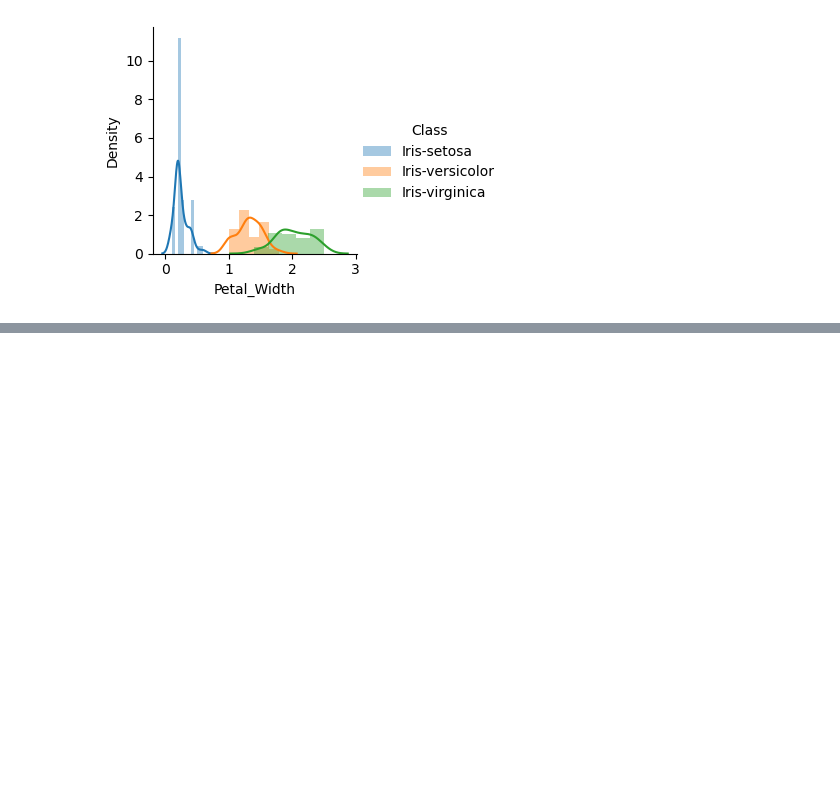
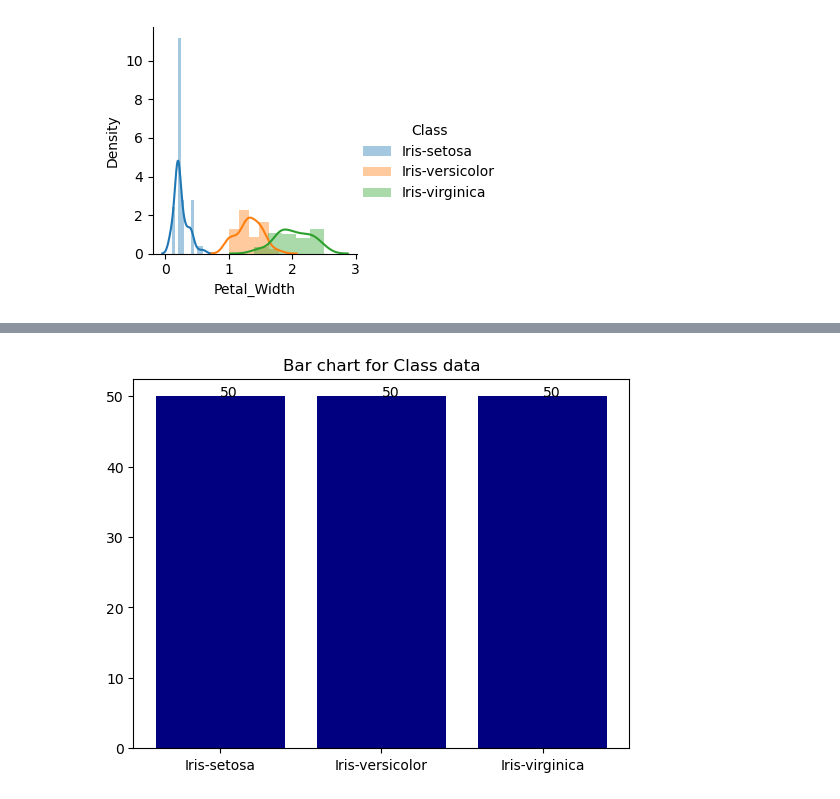
Before and after one commit to keithmmc/data_fundamentals, a Jupyter notebook: project.ipynb, the cells around one changed output, grey strips where cells are left out. Saved outputs shown, nothing was run; the diff lists cells and outputs as text; code cells hidden in the pictures; blank space fills up the shorter version.

```diff
--- a/project.ipynb
+++ b/project.ipynb
@@ -259,3 +265,13 @@ https://gist.github.com/mwaskom/de44147ed2974457ad6372750bbe5751
+# %%
+freq = iris_data['Class'].value_counts()
+Class = freq.index
+plt.bar(Class, freq, color='navy')
+plt.title('Bar chart for Class data')
+for i, f in enumerate(freq):
+    plt.text(i, f,  str(f))
+plt.show()
+# %% [output]
+[figure, added]
 # %%
 freq = iris_data['Class'].value_counts()
 species = freq.index
```
Also changed, not shown: parts of 8 cells of this notebook.
